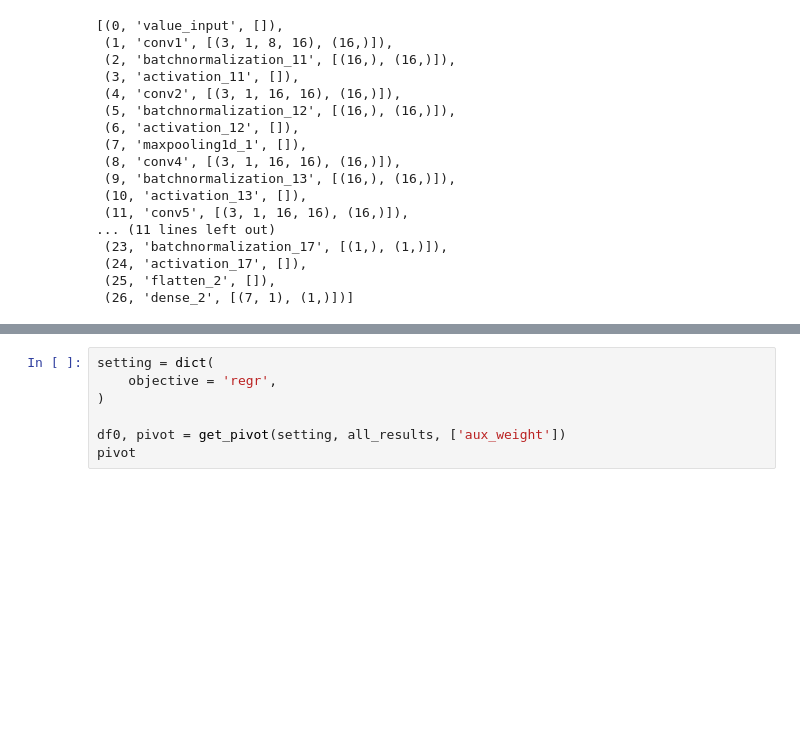
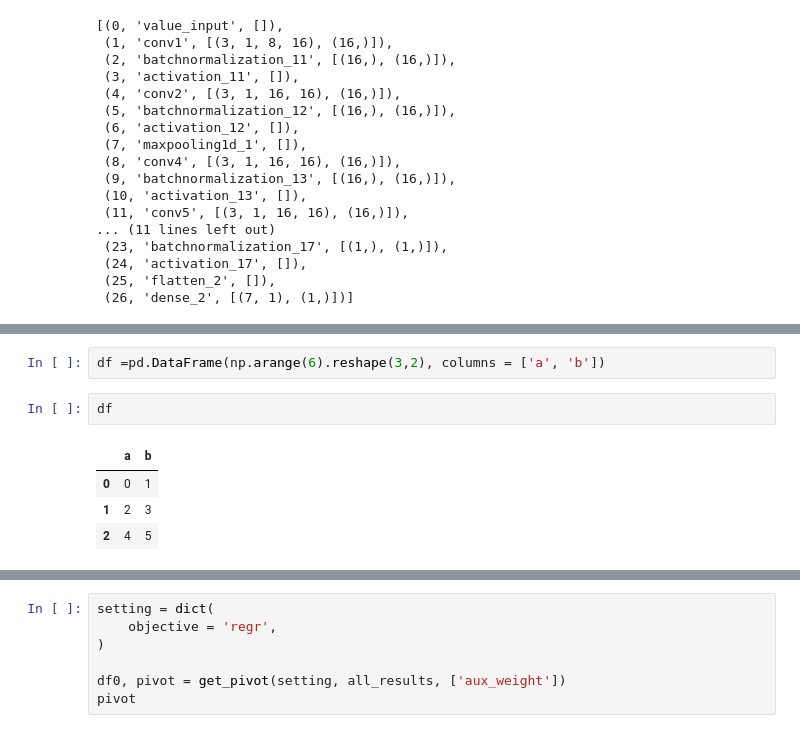
Before and after one commit to mbinkowski/nntimeseries, a Jupyter notebook: results_display.ipynb, the cells around one changed output, grey strips where cells are left out. Saved outputs shown, nothing was run; the diff lists cells and outputs as text; blank space fills up the shorter version.

```diff
--- a/results_display.ipynb
+++ b/results_display.ipynb
@@ -165,0 +176,9 @@ mod = load_model(all_results['hdf5'][6])
+# %%
+df =pd.DataFrame(np.arange(6).reshape(3,2), columns = ['a', 'b'])
+# %%
+df
+# %% [output]
+|  | a | b |
+| 0 | 0 | 1 |
+| 1 | 2 | 3 |
+| 2 | 4 | 5 |
```
Also changed, not shown: parts of 7 cells of this notebook, 11 other files.
